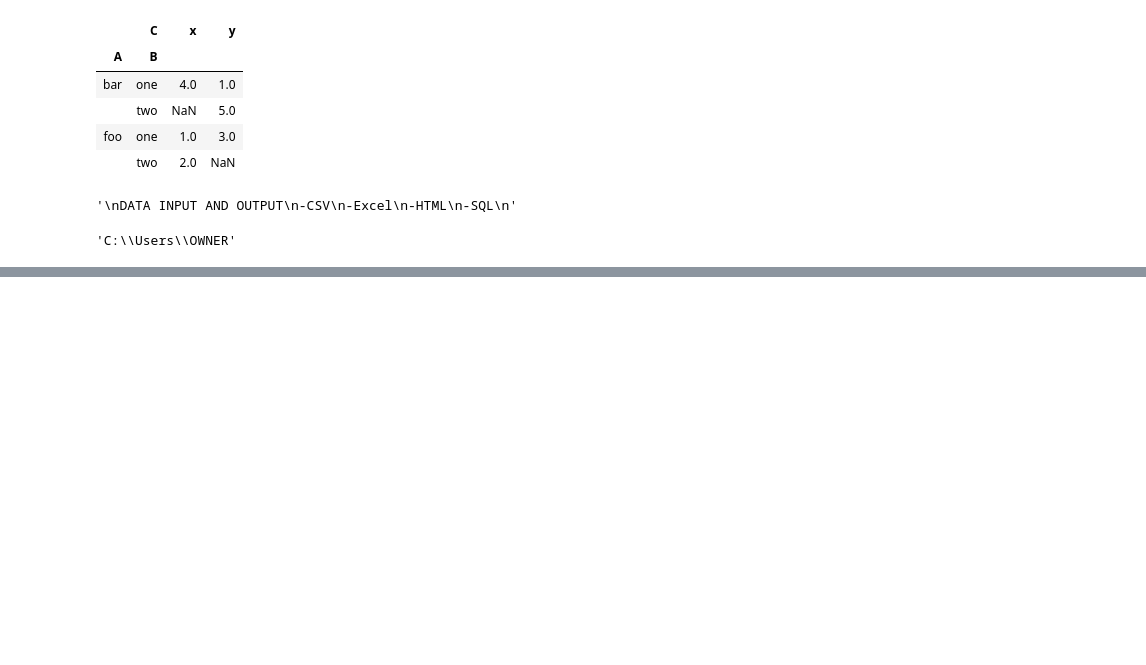
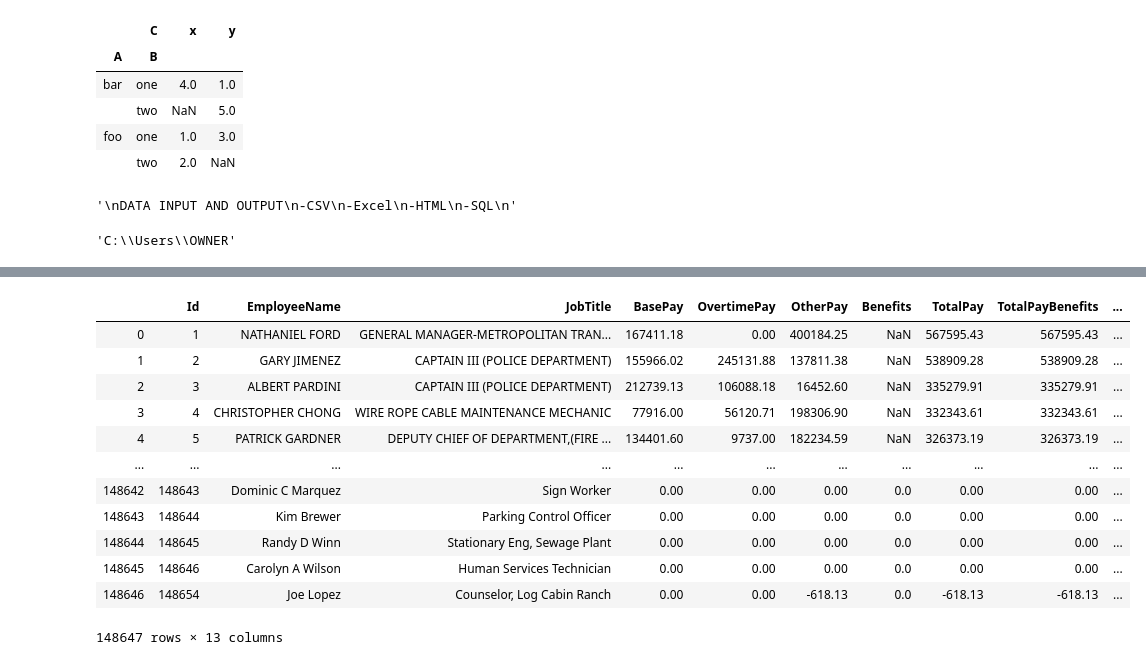
Before and after one commit to Sojiknight/PyDatSciStuds, a Jupyter notebook: Untitled10.ipynb, the cells around one changed output, grey strips where cells are left out. Saved outputs shown, nothing was run; the diff lists cells and outputs as text; code cells hidden in the pictures; blank space fills up the shorter version.

```diff
--- a/Untitled10.ipynb
+++ b/Untitled10.ipynb
@@ -1765,0 +1865,18 @@ FileNotFoundError: [Errno 2] File b'example' does not exist: b'example'
+# %%
+sal = pd.read_csv('Salaries.csv')
+# %%
+sal
+# %% [output]
+|  | Id | EmployeeName | JobTitle | BasePay | OvertimePay | OtherPay | Benefits | TotalPay | TotalPayBenefits | ... |
+| 0 | 1 | NATHANIEL FORD | GENERAL MANAGER-METROPOLITAN TRAN... | 167411.18 | 0.00 | 400184.25 | NaN | 567595.43 | 567595.43 | ... |
+| 1 | 2 | GARY JIMENEZ | CAPTAIN III (POLICE DEPARTMENT) | 155966.02 | 245131.88 | 137811.38 | NaN | 538909.28 | 538909.28 | ... |
+| 2 | 3 | ALBERT PARDINI | CAPTAIN III (POLICE DEPARTMENT) | 212739.13 | 106088.18 | 16452.60 | NaN | 335279.91 | 335279.91 | ... |
+| 3 | 4 | CHRISTOPHER CHONG | WIRE ROPE CABLE MAINTENANCE MECHANIC | 77916.00 | 56120.71 | 198306.90 | NaN | 332343.61 | 332343.61 | ... |
+| 4 | 5 | PATRICK GARDNER | DEPUTY CHIEF OF DEPARTMENT,(FIRE ... | 134401.60 | 9737.00 | 182234.59 | NaN | 326373.19 | 326373.19 | ... |
+| ... | ... | ... | ... | ... | ... | ... | ... | ... | ... | ... |
+| 148642 | 148643 | Dominic C Marquez | Sign Worker | 0.00 | 0.00 | 0.00 | 0.0 | 0.00 | 0.00 | ... |
+| 148643 | 148644 | Kim Brewer | Parking Control Officer | 0.00 | 0.00 | 0.00 | 0.0 | 0.00 | 0.00 | ... |
+| 148644 | 148645 | Randy D Winn | Stationary Eng, Sewage Plant | 0.00 | 0.00 | 0.00 | 0.0 | 0.00 | 0.00 | ... |
+| 148645 | 148646 | Carolyn A Wilson | Human Services Technician | 0.00 | 0.00 | 0.00 | 0.0 | 0.00 | 0.00 | ... |
+| 148646 | 148654 | Joe Lopez | Counselor, Log Cabin Ranch | 0.00 | 0.00 | -618.13 | 0.0 | -618.13 | -618.13 | ... |
+148647 rows × 13 columns
```
Also changed, not shown: parts of 25 cells of this notebook.
